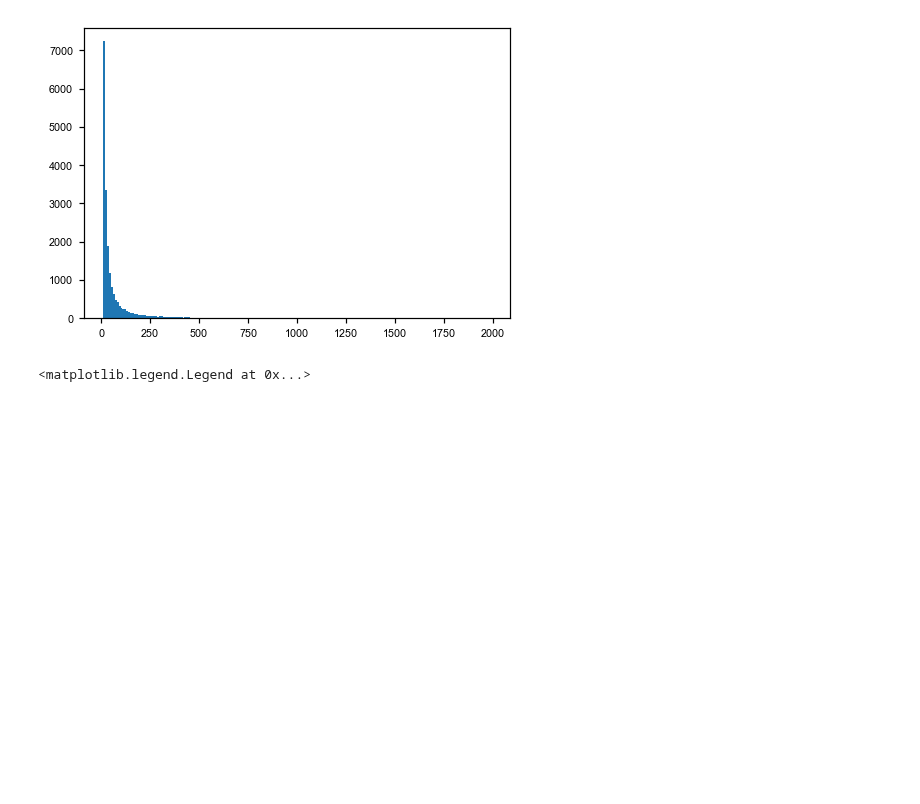
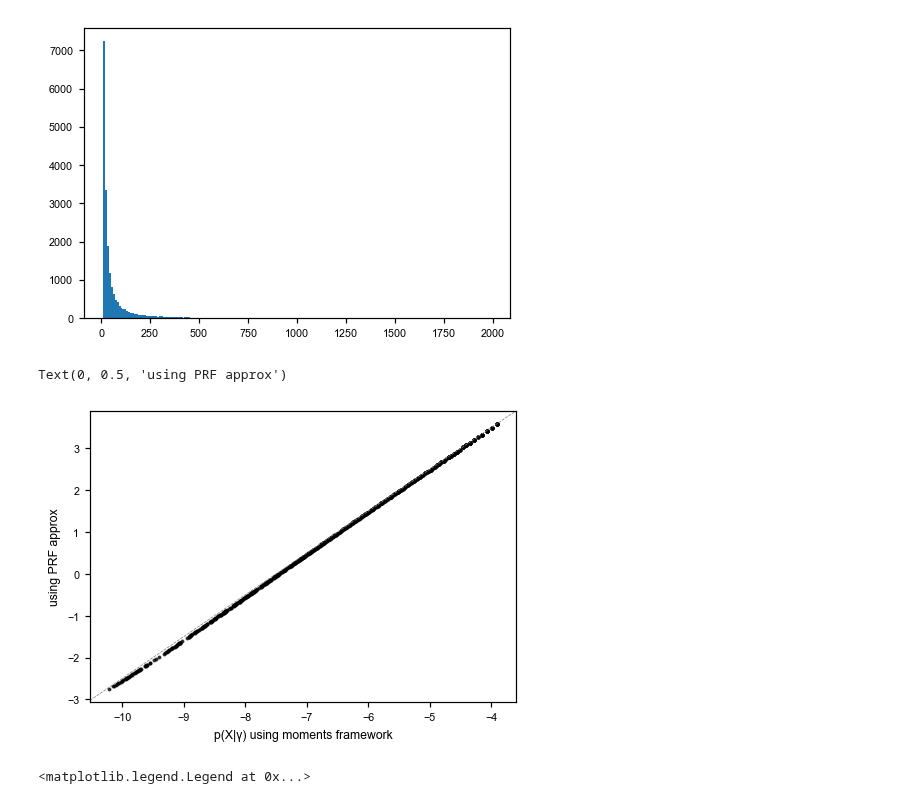
Before and after one commit to VivaswatS/selCoefEst, a Jupyter notebook: mom-framework.ipynb, the cells around one changed output. Drawn from its saved outputs; the diff is of its cells as text; code cells hidden in the pictures; blank space fills up the shorter version.

Commit message:
py functions for mom log-lik calc + changing demographic sims

```diff
--- a/mom-framework.ipynb
+++ b/mom-framework.ipynb
@@ -431,23 +470,27 @@ def get_lp_xl(g, sXlred, n=2000, cutoff=20):
     """function to compute L(gamma|Xl), where gamma is a range of values and Xl is a given set of freqs"""
     res = np.empty(np.sum((sXlred>cutoff) & (sXlred<n-cutoff+1))) #np.empty(len(Xlred))
 
-    # # ub = np.exp(2.*g)*scipy.special.expi(-2.*g*0.25/N) - scipy.special.expi(2.*g*(1-0.25/N)) - np.exp(2.*g)*(np.log(0.25/N) - np.log(1-0.25/N))
-    # # lb = np.exp(2.*g)*scipy.special.expi(2.*g*(0.25/N-1)) - scipy.special.expi(2.*g*0.25/N) - np.exp(2.*g)*(np.log(1-0.25/N) - np.log(0.25/N))
-    # ub = np.exp(2.*g)*sp.special.expi(-2.*g*0.5*cutoff/n) - sp.special.expi(2.*g*(1-0.5*cutoff/n)) - np.exp(2.*g)*(np.log(0.5*cutoff/n) - np.log(1-0.5*cutoff/n))
-    # lb = np.exp(2.*g)*sp.special.expi(2.*g*(0.5*cutoff/n-1)) - sp.special.expi(2.*g*0.5*cutoff/n) - np.exp(2.*g)*(np.log(1-0.25/n) - np.log(0.5*cutoff/n))
-    # scalfact = (ub - lb)/np.expm1(2.*g)
-
-    # # return a vector...
-    # for isx, sx in enumerate(np.where((sXlred>cutoff) & (sXlred<n-cutoff+1))[0]):
-    #     res[isx] = (1-np.exp(-2*g*(1-sXlred[sx]/n)))/(sXlred[sx]/n*(1-sXlred[sx]/n)*(1-np.exp(-2*g)))
-
-    # return np.log(res/scalfact)
-
     # just performing a search in a look-up table
     for idx, i in enumerate(np.where((sXlred>cutoff) & (sXlred<n-cutoff+1))[0]):
         res[idx] = p_xa_s[g][sXlred[i]]
 
     return np.log(res)
+
+def get_lp_xl2(g, sXlred, n=2000, cutoff=20):
+    """function to compute L(gamma|Xl), where gamma is a range of values and Xl is a given set of freqs"""
+    res = np.empty(np.sum((sXlred>cutoff) & (sXlred<n-cutoff+1))) #np.empty(len(Xlred))
+
+    # ub = np.exp(2.*g)*scipy.special.expi(-2.*g*0.25/N) - scipy.special.expi(2.*g*(1-0.25/N)) - np.exp(2.*g)*(np.log(0.25/N) - np.log(1-0.25/N))
+    # lb = np.exp(2.*g)*scipy.special.expi(2.*g*(0.25/N-1)) - scipy.special.expi(2.*g*0.25/N) - np.exp(2.*g)*(np.log(1-0.25/N) - np.log(0.25/N))
+    ub = np.exp(2.*g)*sp.special.expi(-2.*g*0.5*cutoff/n) - sp.special.expi(2.*g*(1-0.5*cutoff/n)) - np.exp(2.*g)*(np.log(0.5*cutoff/n) - np.log(1-0.5*cutoff/n))
+    lb = np.exp(2.*g)*sp.special.expi(2.*g*(0.5*cutoff/n-1)) - sp.special.expi(2.*g*0.5*cutoff/n) - np.exp(2.*g)*(np.log(1-0.25/n) - np.log(0.5*cutoff/n))
+    scalfact = (ub - lb)/np.expm1(2.*g)
+
+    # return a vector...
+    for isx, sx in enumerate(np.where((sXlred>cutoff) & (sXlred<n-cutoff+1))[0]):
+        res[isx] = (1-np.exp(-2*g*(1-sXlred[sx]/n)))/(sXlred[sx]/n*(1-sXlred[sx]/n)*(1-np.exp(-2*g)))
+
+    return np.log(res/scalfact)
 # %%
 ## don't need a function since the dict already exists
 Xsamp = np.arange(1,n+1)/n
@@ -485,13 +528,20 @@ for ig, g in enumerate(gamma):
     print(g, np.sum(alred>up_xa_s[g].shape[0]))
 # %%
 # trueg1 = -0.01
-trueg2 = gamma[0]
+trueg2 = gamma[19]
 # 2000 x 3 (first 1000 is g1, second 1000 is g2)
 # newdf1 = df1.iloc[np.ravel(np.where(dat[:,1]==trueg1)),0:3].append(df1.iloc[np.ravel(np.where(dat[:,1]==trueg2)),0:3])
 newdf1 = df1.iloc[np.ravel(np.where(dat[:,1]==trueg2)),:]
 # newdf1 = newdf1.sample(frac=1)
 
 newdat = newdf1.to_numpy()
+# %%
+plt.scatter(get_lp_xl(g, newdat[:,5], cutoff=10), get_lp_xl2(g, newdat[:,5], cutoff=10), alpha=0.7, color='k', s=2.5);
+plt.axline((-5.75,1.75),slope=1.,color='grey',ls='--',linewidth=0.5);
+plt.xlabel('p(X|γ) using moments framework'); plt.ylabel('using PRF approx')
+# %% [output]
+Text(0, 0.5, 'using PRF approx')
+[figure, added]
 # %%
 sin_onlyfreq = np.empty(len(gamma))
 sin_onlyage = np.empty(len(gamma))
```
Also changed, not shown: parts of 4 cells of this notebook, 4 other files.
